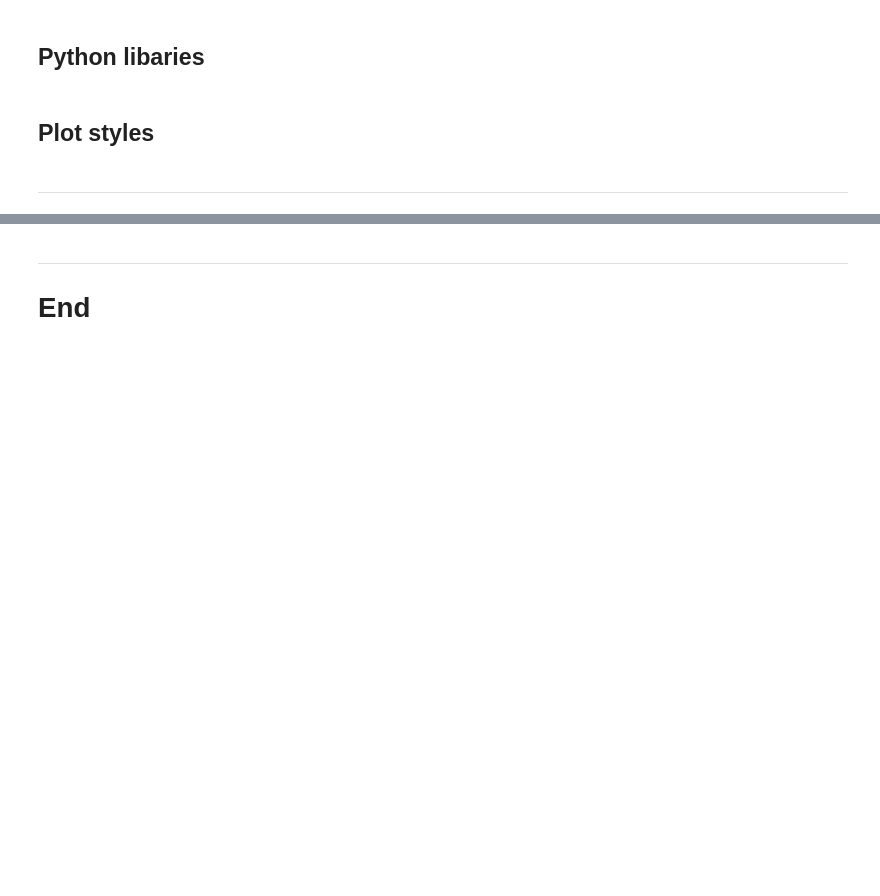
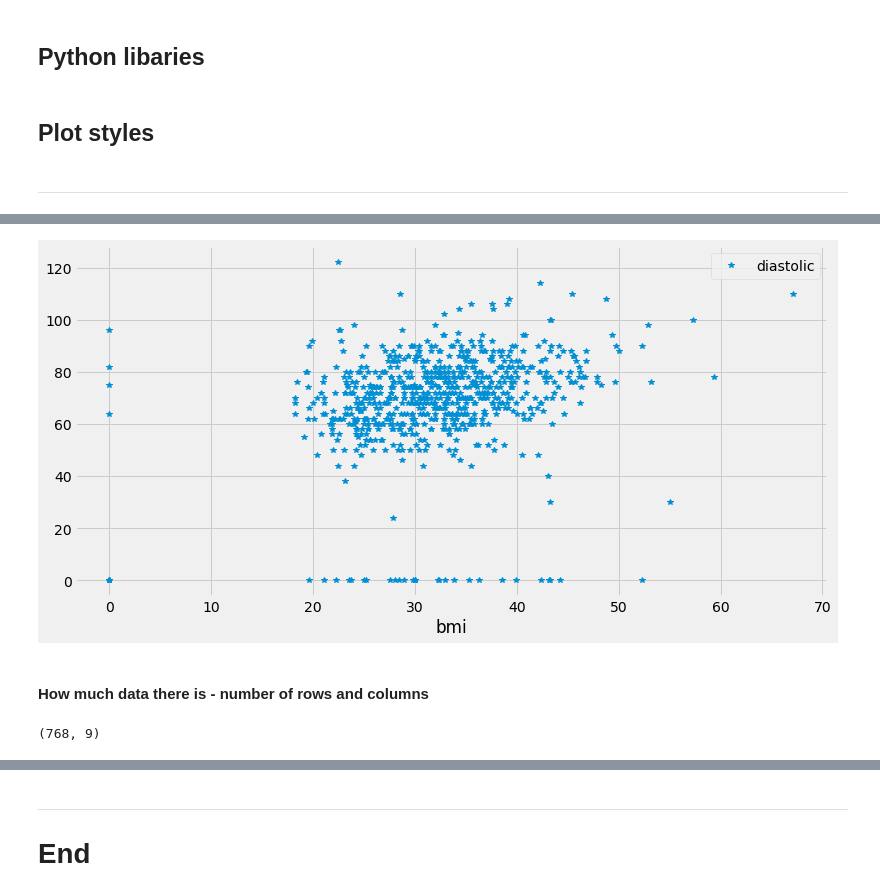
Before and after one commit to conor1982/ML_and_Stats_Assessment, a Jupyter notebook: scikit-learn.ipynb, the cells around one changed output, grey strips where cells are left out. Saved outputs shown, nothing was run; the diff lists cells and outputs as text; code cells hidden in the pictures; blank space fills up the shorter version.

```diff
--- a/scikit-learn.ipynb
+++ b/scikit-learn.ipynb
@@ -20,0 +30,8 @@ plt.rcParams['figure.figsize'] = [12, 6]
+# %%
+import pandas as pd
+
+#read in the data using pandas
+df = pd.read_csv('F:\Desktop\HDip\Machine_Learning\Data\diabetes_data.txt')
+
+#check data has been read in properly
+df.head()
@@ -20,0 +45,10 @@ plt.rcParams['figure.figsize'] = [12, 6]
+# %%
+df.plot(x='bmi',y='diastolic',style='*');
+# %% [output]
+[figure, added]
+# %% [markdown]
+#### How much data there is - number of rows and columns
+# %%
+df.shape
+# %% [output]
+(768, 9)
```
Also changed, not shown: parts of 62 cells of this notebook.
